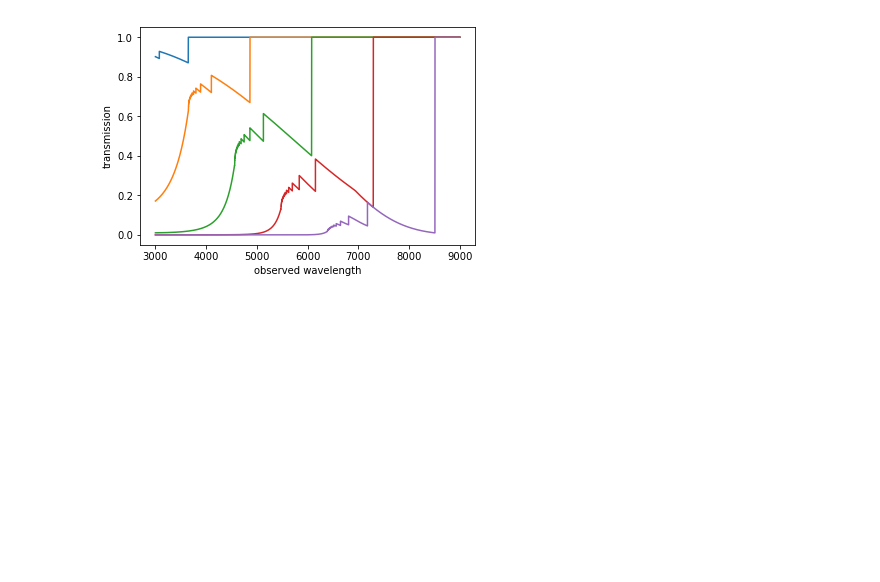
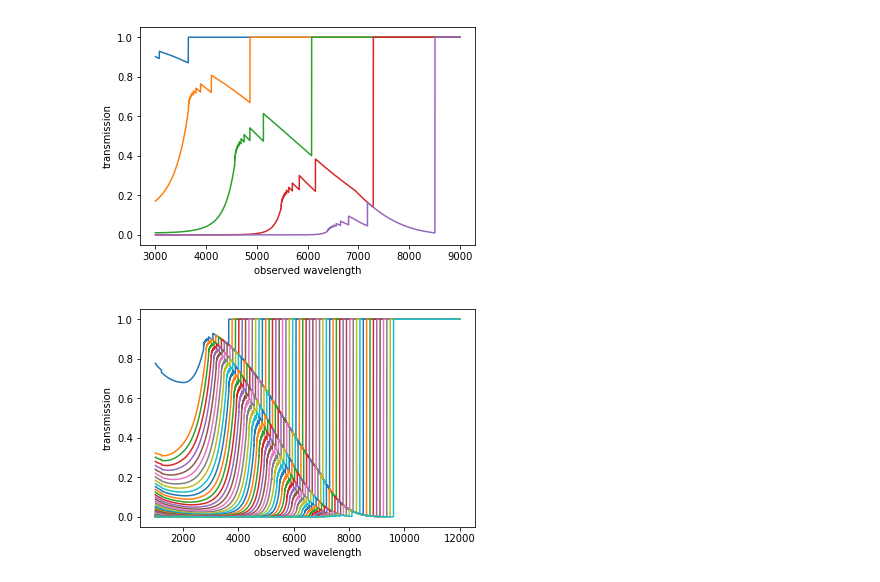
Before and after one commit to kartheikiyer/IGM_absorption_analysis, a Jupyter notebook: igm_transmission_LLS_DLA.ipynb, the cells around one changed output. Cells and saved outputs as stored; diff of their text form; code cells hidden in the pictures; blank space fills up the shorter version.

```diff
--- a/igm_transmission_LLS_DLA.ipynb
+++ b/igm_transmission_LLS_DLA.ipynb
@@ -226,3 +226,88 @@ plt.ylabel('transmission')
 plt.show()
 # %% [output]
 [figure]
+# %%
+import scipy.io as sio
+lam_obs = np.arange(1000,12000,0.1)
+# %%
+transmission_curves_allz = np.zeros((len(lam_obs),len(np.arange(2,7,0.1))))
+
+ctz = 0
+for z_source in np.arange(2,7,0.1):
+
+
+    opt_depth_LAF = np.zeros((len(lam_obs),))
+    opt_depth_DLA = np.zeros((len(lam_obs),))
+    opt_depth_LC_LAF = np.zeros((len(lam_obs),))
+    opt_depth_LC_DLA = np.zeros((len(lam_obs),))
+
+    for j in tqdm(range(len(lam_j))):
+        for i in range(len(lam_obs)):
+            if (lam_obs[i] < 2.2*lam_j[j]) & (lam_j[j] < lam_obs[i]) & (lam_j[j]*(1+z_source) > lam_obs[i]):
+                opt_depth_LAF[i] = opt_depth_LAF[i] + A_LAF_j1[j]*np.power(lam_obs[i]/lam_j[j],1.2)
+            elif (lam_obs[i] > 2.2*lam_j[j]) & (lam_obs[i] < 5.7*lam_j[j]) & (lam_j[j] < lam_obs[i]) & (lam_j[j]*(1+z_source) > lam_obs[i]):
+                opt_depth_LAF[i] = opt_depth_LAF[i] + A_LAF_j2[j]*np.power(lam_obs[i]/lam_j[j],3.7)
+            elif (lam_obs[i] > 5.7*lam_j[j]) & (lam_j[j] < lam_obs[i]) & (lam_j[j]*(1+z_source) > lam_obs[i]):
+                opt_depth_LAF[i] = opt_depth_LAF[i] + A_LAF_j3[j]*np.power(lam_obs[i]/lam_j[j],5.5)
+
+            if (lam_obs[i] < 3.0*lam_j[j]) & (lam_j[j] < lam_obs[i]) & (lam_j[j]*(1+z_source) > lam_obs[i]):
+                opt_depth_DLA[i] = opt_depth_DLA[i] + A_DLA_j1[j]*np.power(lam_obs[i]/lam_j[j],2.0)
+            elif (lam_obs[i] > 3.0*lam_j[j]) & (lam_j[j] < lam_obs[i]) & (lam_j[j]*(1+z_source) > lam_obs[i]):
+                opt_depth_DLA[i] = opt_depth_DLA[i] + A_DLA_j2[j]*np.power(lam_obs[i]/lam_j[j],3.0)
+
+    lam_L = 911.8
+    for j in tqdm(range(len(lam_j))):
+            for i in range(len(lam_obs)):
+                if (z_source < 1.2):
+                    if (lam_obs[i] > lam_L) & (lam_obs[i] < lam_L*(1+z_source)):
+                        opt_depth_LC_LAF[i] = 0.325*(np.power((lam_obs[i]/lam_L),1.2) - np.power(1+z_source,-0.9)*np.power(lam_obs[i]/lam_L,2.1))
+                    elif (lam_obs[i] > lam_L) & (lam_obs[i] > lam_L*(1+z_source)):
+                        opt_depth_LC_LAF[i] = 0
+                elif (z_source > 1.2) & (z_source < 4.7):
+                    if (lam_obs[i] > lam_L) & (lam_obs[i] < 2.2*lam_L):
+                        opt_depth_LC_LAF[i] = 2.55e-2*np.power(1+z_source,1.6)*np.power(lam_obs[i]/lam_L,2.1) + 0.325*np.power(lam_obs[i]/lam_L,1.2) - 0.250*np.power(lam_obs[i]/lam_L,2.1)
+                    elif (lam_obs[i] > lam_L) & (lam_obs[i] > 2.2*lam_L) & (lam_obs[i] < lam_L*(1+z_source)):
+                        opt_depth_LC_LAF[i] = 2.55e-2*(np.power(1+z_source,1.6)*np.power(lam_obs[i]/lam_L,2.1) - np.power(lam_obs[i]/lam_L,3.7) )
+                    elif (lam_obs[i] > lam_L) & (lam_obs[i] > (1+z_source)*lam_L):
+                        opt_depth_LC_LAF[i] = 0
+                elif (z_source > 4.7):
+                    if (lam_obs[i] > lam_L) & (lam_obs[i] < 2.2*lam_L):
+                        opt_depth_LC_LAF[i] = 5.22e-4*np.power(1+z_source,3.4)*np.power(lam_obs[i]/lam_L,2.1) + 0.325*np.power(lam_obs[i]/lam_L,1.2) -3.14e-2*np.power(lam_obs[i]/lam_L,2.1)
+                    elif (lam_obs[i] > lam_L) & (lam_obs[i] > 2.2*lam_L) & (lam_obs[i] < 5.7*lam_L):
+                        opt_depth_LC_LAF[i] = 5.22e-4*np.power(1+z_source,3.4)*np.power(lam_obs[i]/lam_L,2.1) + 0.218*np.power(lam_obs[i]/lam_L,2.1) -2.55e-2*np.power(lam_obs[i]/lam_L,3.7)
+                    elif (lam_obs[i] > lam_L) & (lam_obs[i] > 5.7*lam_L) & (lam_obs[i] < lam_L*(1+z_source)):
+                        opt_depth_LC_LAF[i] = 5.22e-4*(np.power(1+z_source,3.4)*np.power(lam_obs[i]/lam_L,2.1) - np.power(lam_obs[i]/lam_L,5.5) )
+                    elif (lam_obs[i] > lam_L) & (lam_obs[i] > (1+z_source)*lam_L):
+                        opt_depth_LC_LAF[i] = 0
+
+                if (z_source < 2.0):
+                    if (lam_obs[i] > lam_L) & (lam_obs[i] < lam_L*(1+z_source)):
+                        opt_depth_LC_DLA[i] = 0.211*np.power(1+z_source,2.0) - 7.66e-2*np.power(1+z_source,2.3)*np.power(lam_obs[i]/lam_L,-0.3) - 0.135*np.power(lam_obs[i]/lam_L,2.0)
+                    elif (lam_obs[i] > lam_L) & (lam_obs[i] > lam_L*(1+z_source)):
+                        opt_depth_LC_DLA[i] = 0
+                elif (z_source > 2.0):
+                    if (lam_obs[i] > lam_L) & (lam_obs[i] < 3.0*lam_L):
+                        opt_depth_LC_DLA[i] = 0.634 + 4.70e-2*np.power(1+z_source,3.0) - 1.78e-2*np.power(1+z_source,3.3)*np.power(lam_obs[i]/lam_L,-0.3) - 0.135*np.power(lam_obs[i]/lam_L,2.0) - 0.291*np.power(lam_obs[i]/lam_L,-0.3)
+                    elif (lam_obs[i] > lam_L) & (lam_obs[i] > 3.0*lam_L) & (lam_obs[i] < lam_L*(1+z_source)):
+                        opt_depth_LC_DLA[i] = 4.70e-2*np.power(1+z_source,3.0) - 1.78e-2*np.power(1+z_source,3.3)*np.power(lam_obs[i]/lam_L,-0.3) - 2.92e-2*np.power(lam_obs[i]/lam_L,3.0)
+                    elif (lam_obs[i] > lam_L) & (lam_obs[i] > (1+z_source)*lam_L):
+                        opt_depth_LC_DLA[i] = 0
+
+    opt_depth = opt_depth_LAF + opt_depth_DLA + opt_depth_LC_LAF + opt_depth_LC_DLA
+    #mask1 = opt_depth > 1
+    #temp = opt_depth
+    #temp[mask1] = 1
+    #transmission = 1 - temp
+    plt.plot(lam_obs,np.exp(-(opt_depth_LAF + opt_depth_DLA + opt_depth_LC_LAF + opt_depth_LC_DLA)))
+    transmission_curves_allz[0:,ctz] = np.exp(-(opt_depth_LAF + opt_depth_DLA + opt_depth_LC_LAF + opt_depth_LC_DLA))
+    ctz = ctz + 1
+plt.xlabel('observed wavelength')
+plt.ylabel('transmission')
+plt.show()
+
+zrange = np.arange(2,7,0.1)
+
+sio.savemat('inoue_transmission_curves.mat',mdict={'zrange':zrange, 'lam_obs':lam_obs, 'transmission_curves_allz':transmission_curves_allz})
+print('saved Inoue (2014) transmission curves')
+# %% [output]
+[figure, added]
```
Also changed, not shown: parts of 1 cell of this notebook, 2 other files.
